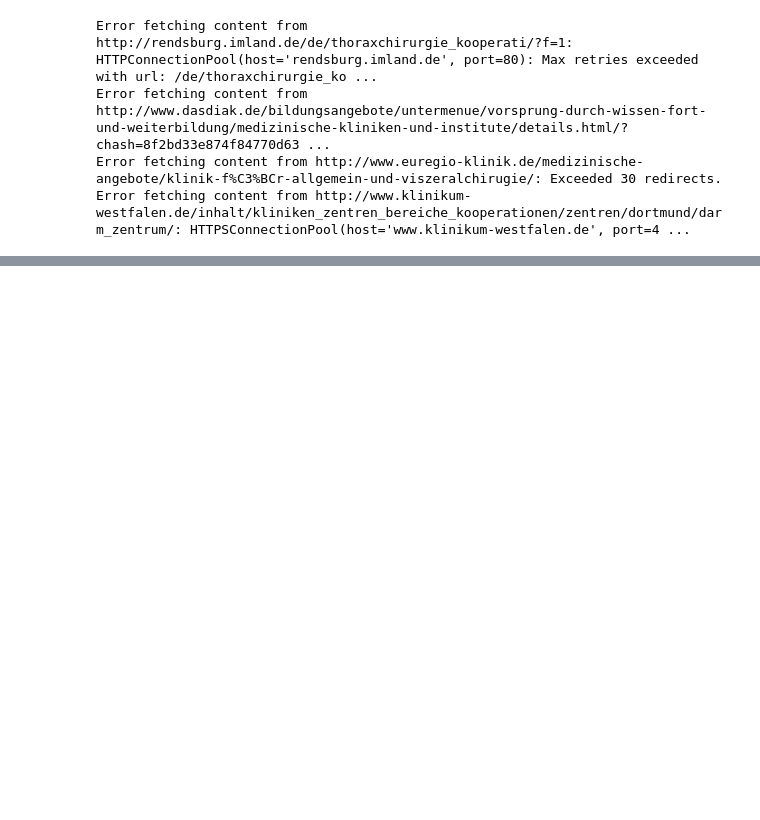
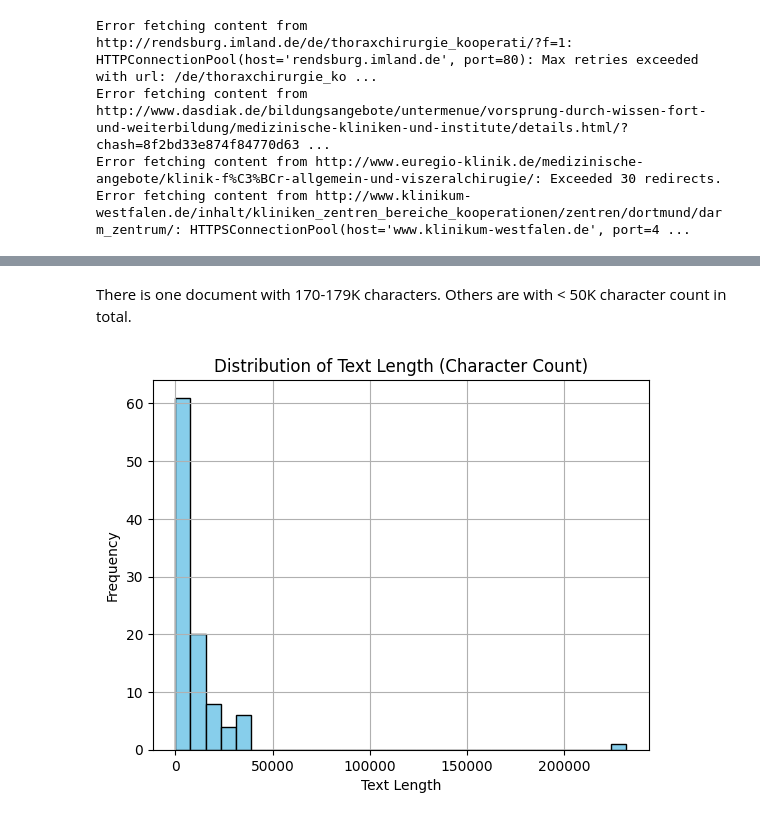
Before and after one commit to nikhilbansal23/KeywordsDetection, a Jupyter notebook: Keyword_Detection_on_Websites.ipynb, the cells around one changed output, grey strips where cells are left out. Cells and saved outputs as stored; diff of their text form; code cells hidden in the pictures; blank space fills up the shorter version.

```diff
--- a/Keyword_Detection_on_Websites.ipynb
+++ b/Keyword_Detection_on_Websites.ipynb
@@ -101,0 +152,15 @@ df.head(1)
+# %% [markdown]
+There is one document with 170-179K characters. Others are with < 50K character count in total.
+# %%
+# Assuming df["cleaned_text"] contains the cleaned text data
+text_lengths = df["cleaned_text"].apply(len)
+
+# Create a histogram using Matplotlib
+plt.hist(text_lengths, bins=30, color='skyblue', edgecolor='black')
+plt.title('Distribution of Text Length (Character Count)')
+plt.xlabel('Text Length')
+plt.ylabel('Frequency')
+plt.grid(True)
+plt.show()
+# %% [output]
+[figure, added]
```
Also changed, not shown: parts of 51 cells of this notebook.
